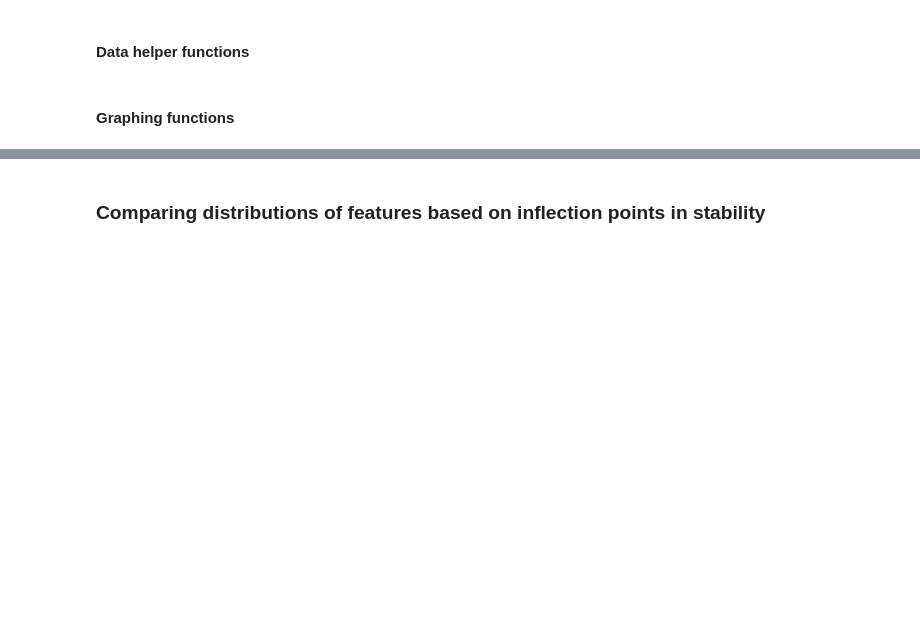
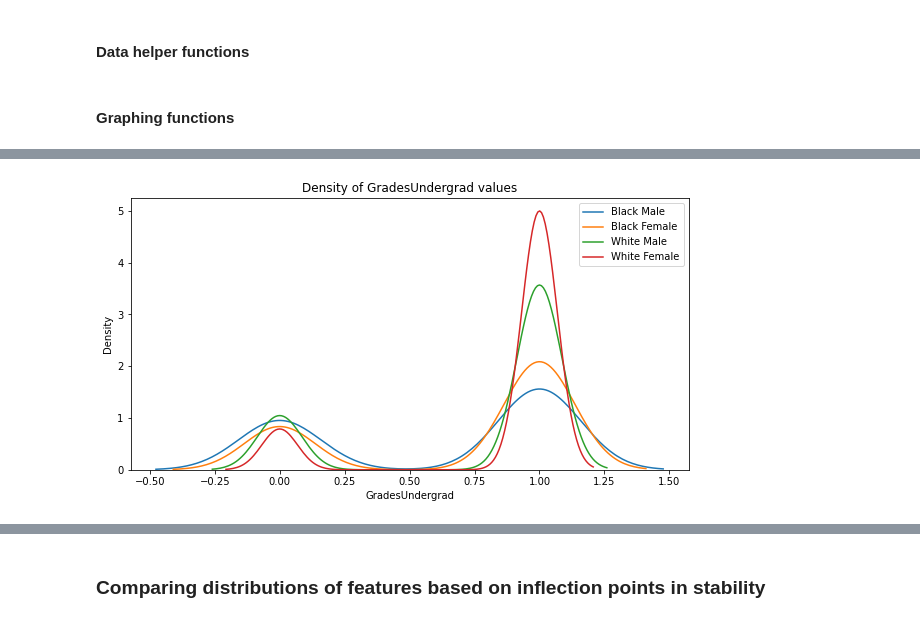
Before and after one commit to lurosenb/Swap_Auditor, a Jupyter notebook: nels_stability_tests.ipynb, the cells around one changed output, grey strips where cells are left out. Drawn from its saved outputs; the diff is of its cells as text; code cells hidden in the pictures; blank space fills up the shorter version.

```diff
--- a/nels_stability_tests.ipynb
+++ b/nels_stability_tests.ipynb
@@ -117,11 +141,11 @@ def plot_density_by_protected_class(df):
 # %%
-def plot_density_intersectional(df):
+def plot_density_intersectional(df, outcome):
     fig, ax = plt.subplots()
     fig.set_size_inches(10, 5)
     plot_density([df.loc[(df['Sex'] == 1) & (df['Race'] == 3)],
                 df.loc[(df['Sex'] == 2) & (df['Race'] == 3)],
                 df.loc[(df['Sex'] == 1) & (df['Race'] == 4)],
-                df.loc[(df['Sex'] == 2) & (df['Race'] == 4)]], ['Black M', 'Black F', 'white M', 'white F'], 'stability', ax)
+                df.loc[(df['Sex'] == 2) & (df['Race'] == 4)]], ['Black Male', 'Black Female', 'White Male', 'White Female'], outcome, ax)
 # %%
 # sex: 1 = M, 2 = F
 # race: 3 = Black, 4 = white
@@ -179,0 +239,4 @@ def construct_stability_df(df, rf, df_size, marginal_features):
+# %%
+plot_density_intersectional(baseline_df, target_col)
+# %% [output]
+[figure, added]
```
Also changed, not shown: parts of 36 cells of this notebook, 12 other files.
